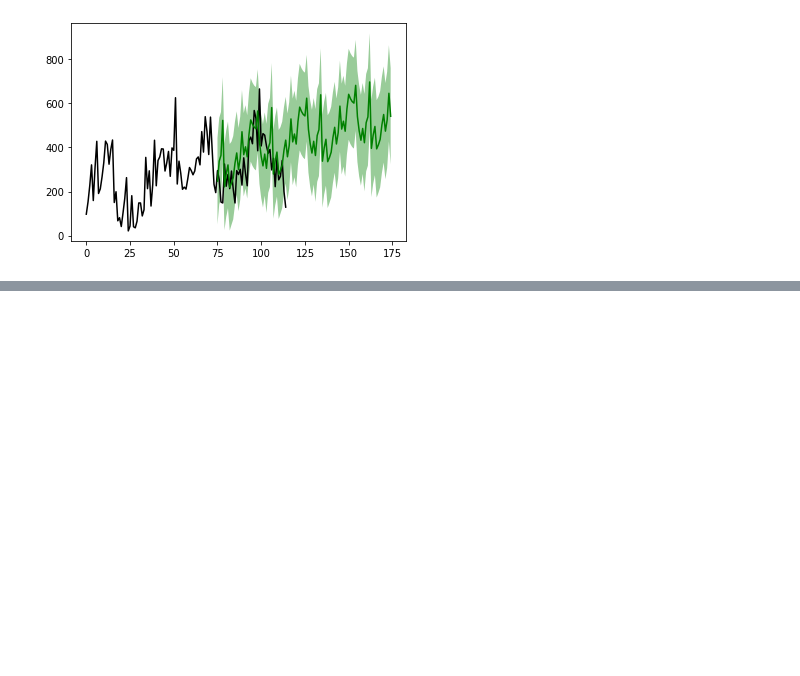
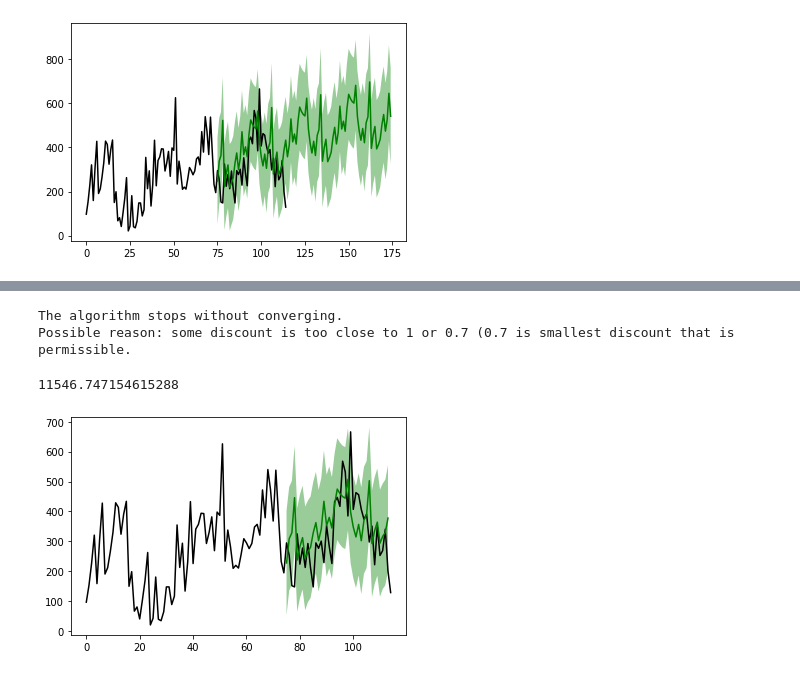
Before and after one commit to maggiemagnuson/liveProjects, a Jupyter notebook: Bayesian Dynamic Linear Modeling.ipynb, the cells around one changed output, grey strips where cells are left out. Drawn from its saved outputs; the diff is of its cells as text; code cells hidden in the pictures; blank space fills up the shorter version.

```diff
--- a/Bayesian Dynamic Linear Modeling.ipynb
+++ b/Bayesian Dynamic Linear Modeling.ipynb
@@ -166,0 +210,6 @@ tuned.plotPredictN(date=75, N=100)
+# %%
+tuner = modelTuner(method="gradient_descent", loss="mse")
+tuned = tuner.tune(dynamic_dlm, maxit=100)
+# %% [output]
+The algorithm stops without converging.
+Possible reason: some discount is too close to 1 or 0.7 (0.7 is smallest discount that is permissible.
@@ -166,0 +219,10 @@ tuned.plotPredictN(date=75, N=100)
+# %%
+tuned.fit()
+# %%
+tuned.getMSE()
+# %% [output]
+11546.747154615288
+# %%
+tuned.plotPredictN(date=75, N=39)
+# %% [output]
+[figure, added]
```
Also changed, not shown: parts of 10 cells of this notebook.
